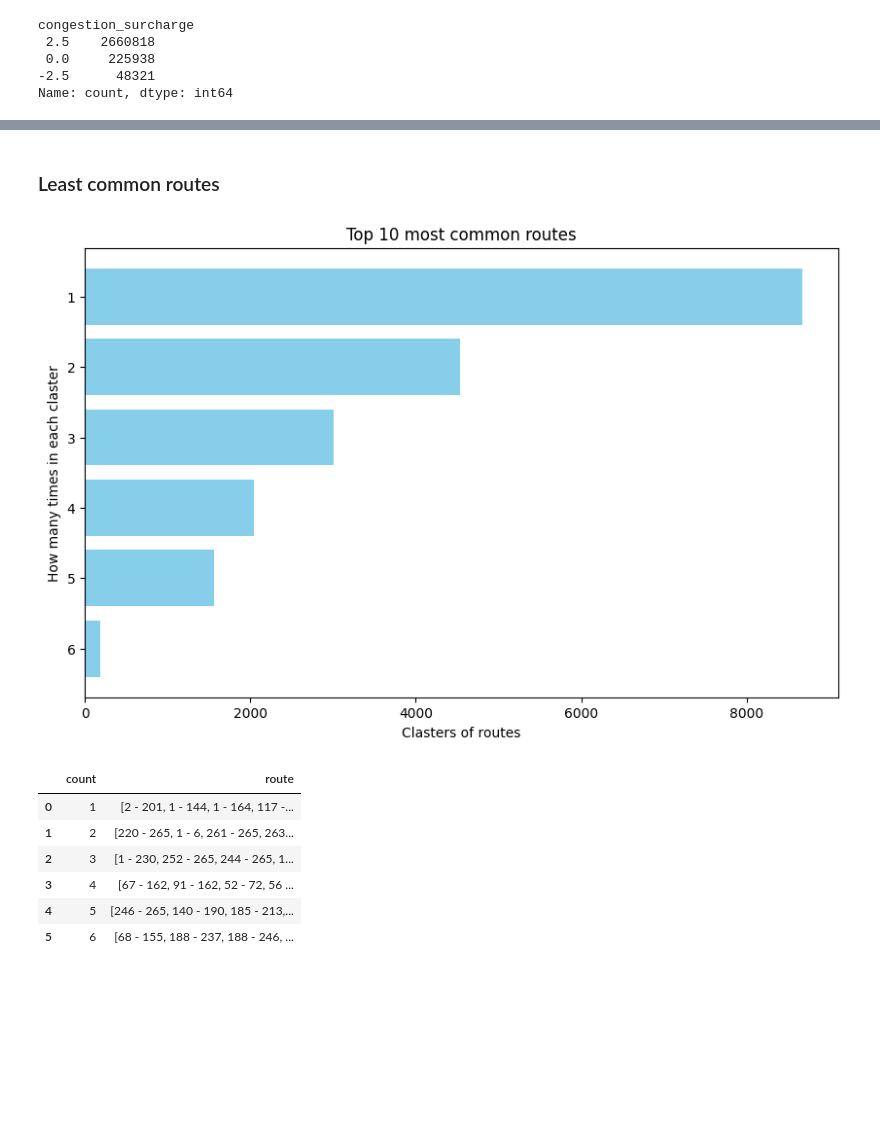
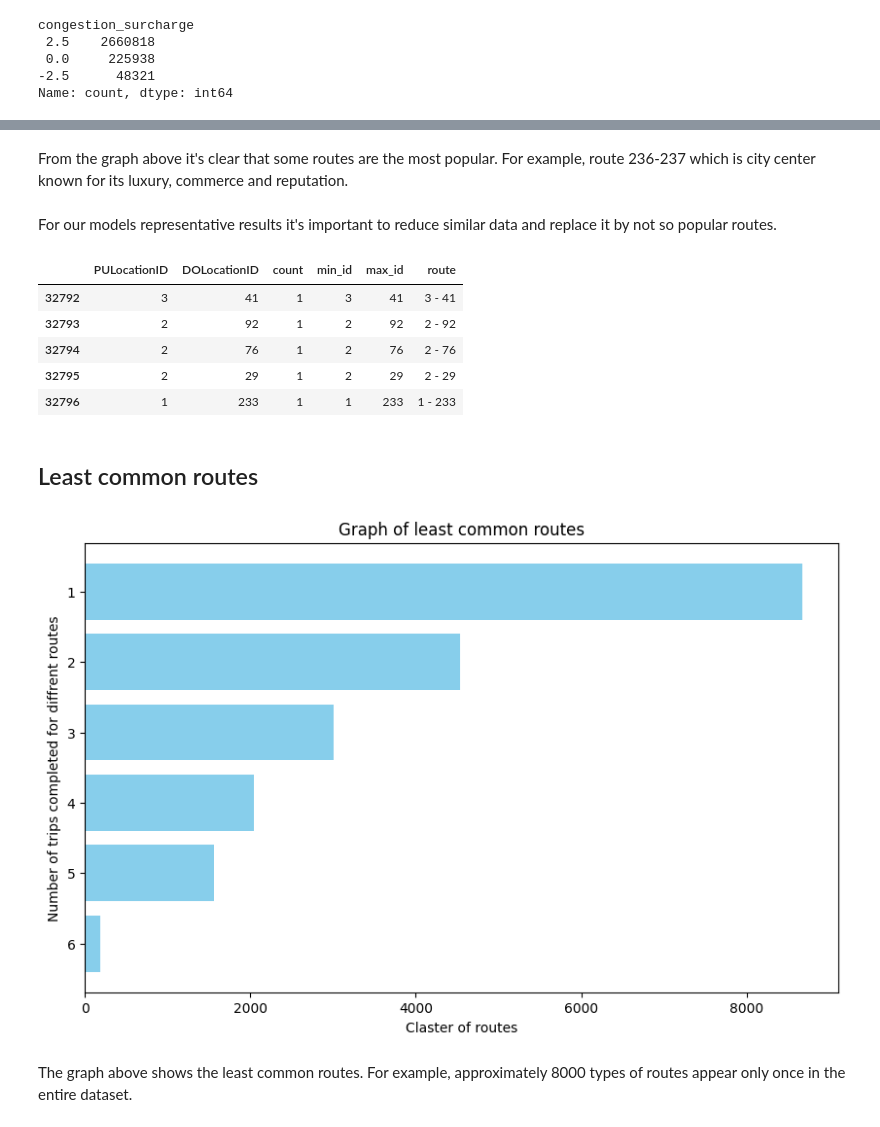
Before and after one commit to JestemSikora/ML-newyork-route-optimization, a Jupyter notebook: notebooks/0_eda.ipynb, the cells around one changed output, grey strips where cells are left out. Saved outputs shown, nothing was run; the diff lists cells and outputs as text; code cells hidden in the pictures; blank space fills up the shorter version.

```diff
--- a/notebooks/0_eda.ipynb
+++ b/notebooks/0_eda.ipynb
@@ -9,0 +84,10 @@ import matplotlib.pyplot as plt
+# %%
+# Loading only important columns for this project
+path = r'C:\Users\wikto\OneDrive\Dokumenty\all-datasets\taxi_routes_datasets_23-25\yellow_tripdata_2025-01.parquet'
+df = pd.read_parquet(path=path,
+                     columns=['tpep_pickup_datetime', 'tpep_dropoff_datetime', 'trip_distance', 'RatecodeID', 'congestion_surcharge',
+                              'PULocationID', 'DOLocationID', 'fare_amount', 'extra',
+                                'tolls_amount'])
+                              # for now deleting 'Airport_fee' and 'cbd_congestion_fee'
+
+df.tail()
@@ -12,17 +103,12 @@ import matplotlib.pyplot as plt
 # %%
-df = pd.read_parquet(r'C:\Users\wikto\OneDrive\Dokumenty\AA_projects\road-optimization\data\yellow_tripdata_2025-01.parquet')
-
 
 # DataFrame shape
 print("-" * 30)
 print(f"Dataframe shape: {df.shape}")
+rows = df.shape[0]
 
 # All features
 print("-" * 30)
 print(f"All features: {df.columns}")
-
-# Number of NaN's
-print("-" * 30)
-print(f"Number of NaN's: {df.isna().sum()}")
 # %% [output]
 ------------------------------
@@ -183,32 +245,48 @@ plt.show()
+# %% [markdown]
+From the graph above it's clear that some routes are the most popular. For example, route 236-237 which is city center known for its luxury, commerce and reputation.
+# %% [markdown]
+For our models representative results it's important to reduce similar data and replace it by not so popular routes.
+# %%
+counts_df.tail()
+# %% [output]
+|  | PULocationID | DOLocationID | count | min_id | max_id | route |
+| 32792 | 3 | 41 | 1 | 3 | 41 | 3 - 41 |
+| 32793 | 2 | 92 | 1 | 2 | 92 | 2 - 92 |
+| 32794 | 2 | 76 | 1 | 2 | 76 | 2 - 76 |
+| 32795 | 2 | 29 | 1 | 2 | 29 | 2 - 29 |
+| 32796 | 1 | 233 | 1 | 1 | 233 | 1 - 233 |
 # %% [markdown]
-### Least common routes
+## Least common routes
 # %%
 counts_df_least = counts_df[['route', 'count']].tail(20000)
-counts_df_least
+counts_df_appear = counts_df_least.groupby('count').size().reset_index(name='how many times')
 
-counts_df_appear = counts_df_least.groupby('count').size().reset_index(name='how many times')
-counts_df_appear
-
+# Graph
 Y_axis = counts_df_appear['count']
 X_axis = counts_df_appear['how many times']
 
 plt.figure(figsize=(10, 6))
 plt.barh(Y_axis, X_axis, color='skyblue')
 
-plt.xlabel('Clasters of routes')
-plt.ylabel('How many times in each claster')
-plt.title('Top 10 most common routes')
+plt.xlabel('Claster of routes')
+plt.ylabel('Number of trips completed for diffrent routes')
+plt.title('Graph of least common routes')
 plt.gca().invert_yaxis()
-plt.show()
+
+# Save
+json_file_path = output_dir / "least_common_routes_list.txt"
+graph_file_path = output_dir / "graph_least_common_routes.png"
 
 routes_by_count = counts_df_least.groupby('count')['route'].apply(list).reset_index()
-routes_by_count
+routes_dict = routes_by_count.set_index('count')['route'].to_dict()
+
+
+with open(json_file_path, "w", encoding="utf-8") as f:
+    json.dump(routes_dict, f, indent=4, ensure_ascii=False)
+
+plt.savefig(graph_file_path, dpi=300, bbox_inches='tight')
+plt.show()
 # %% [output]
-[figure, old version]
+[figure, new version]
-|  | count | route |
-| 0 | 1 | [2 - 201, 1 - 144, 1 - 164, 117 -... |
-| 1 | 2 | [220 - 265, 1 - 6, 261 - 265, 263... |
-| 2 | 3 | [1 - 230, 252 - 265, 244 - 265, 1... |
-| 3 | 4 | [67 - 162, 91 - 162, 52 - 72, 56 ... |
-| 4 | 5 | [246 - 265, 140 - 190, 185 - 213,... |
-| 5 | 6 | [68 - 155, 188 - 237, 188 - 246, ... |
+# %% [markdown]
+The graph above shows the least common routes. For example, approximately 8000 types of routes appear only once in the entire dataset.
```
Also changed, not shown: parts of 21 cells of this notebook.
